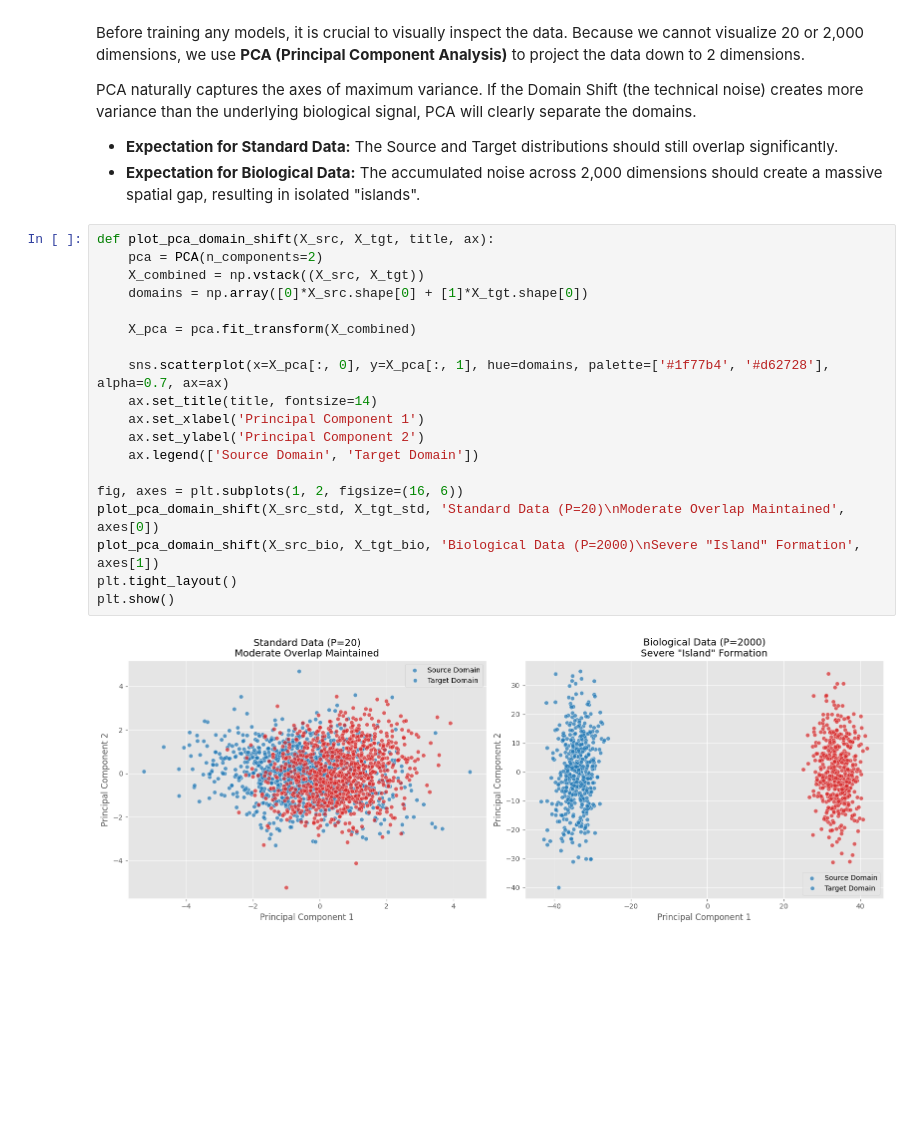
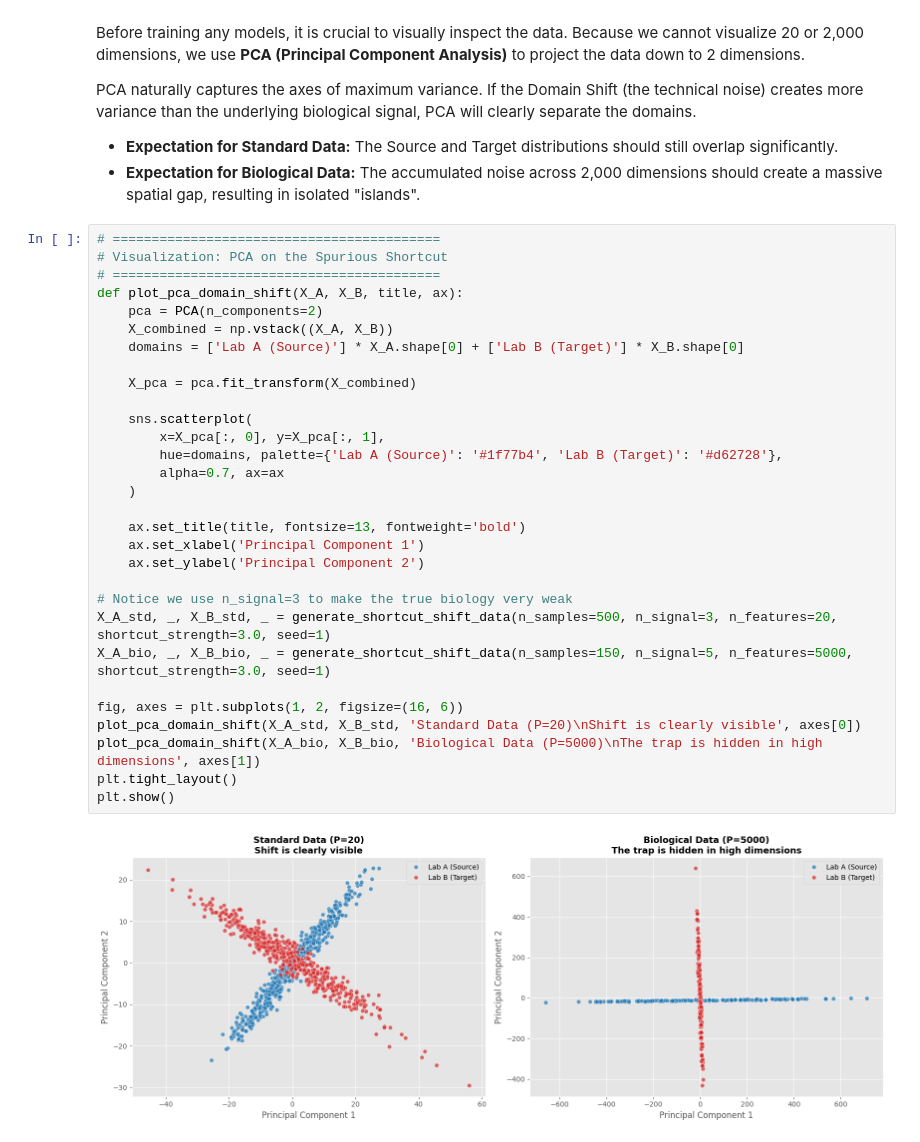
Before and after one commit to YarinGaida/tabular-data-benchmarks, a Jupyter notebook: notebooks/domainShift/Domain_Shift_and_Batch_Effects.ipynb, the cells around one changed output. Saved outputs shown, nothing was run; the diff lists cells and outputs as text; blank space fills up the shorter version.

Commit message:
Implementaion of Domain Shift

```diff
--- a/notebooks/domainShift/Domain_Shift_and_Batch_Effects.ipynb
+++ b/notebooks/domainShift/Domain_Shift_and_Batch_Effects.ipynb
@@ -78,23 +89,34 @@ PCA naturally captures the axes of maximum variance. If the Domain Shift (the te
 * **Expectation for Standard Data:** The Source and Target distributions should still overlap significantly.
 * **Expectation for Biological Data:** The accumulated noise across 2,000 dimensions should create a massive spatial gap, resulting in isolated "islands".
 # %%
-def plot_pca_domain_shift(X_src, X_tgt, title, ax):
+# ==========================================
+# Visualization: PCA on the Spurious Shortcut
+# ==========================================
+def plot_pca_domain_shift(X_A, X_B, title, ax):
     pca = PCA(n_components=2)
-    X_combined = np.vstack((X_src, X_tgt))
-    domains = np.array([0]*X_src.shape[0] + [1]*X_tgt.shape[0])
+    X_combined = np.vstack((X_A, X_B))
+    domains = ['Lab A (Source)'] * X_A.shape[0] + ['Lab B (Target)'] * X_B.shape[0]
 
     X_pca = pca.fit_transform(X_combined)
 
-    sns.scatterplot(x=X_pca[:, 0], y=X_pca[:, 1], hue=domains, palette=['#1f77b4', '#d62728'], alpha=0.7, ax=ax)
-    ax.set_title(title, fontsize=14)
+    sns.scatterplot(
+        x=X_pca[:, 0], y=X_pca[:, 1],
+        hue=domains, palette={'Lab A (Source)': '#1f77b4', 'Lab B (Target)': '#d62728'},
+        alpha=0.7, ax=ax
+    )
+
+    ax.set_title(title, fontsize=13, fontweight='bold')
     ax.set_xlabel('Principal Component 1')
     ax.set_ylabel('Principal Component 2')
-    ax.legend(['Source Domain', 'Target Domain'])
+
+# Notice we use n_signal=3 to make the true biology very weak
+X_A_std, _, X_B_std, _ = generate_shortcut_shift_data(n_samples=500, n_signal=3, n_features=20, shortcut_strength=3.0, seed=1)
+X_A_bio, _, X_B_bio, _ = generate_shortcut_shift_data(n_samples=150, n_signal=5, n_features=5000, shortcut_strength=3.0, seed=1)
 
 fig, axes = plt.subplots(1, 2, figsize=(16, 6))
-plot_pca_domain_shift(X_src_std, X_tgt_std, 'Standard Data (P=20)\nModerate Overlap Maintained', axes[0])
-plot_pca_domain_shift(X_src_bio, X_tgt_bio, 'Biological Data (P=2000)\nSevere "Island" Formation', axes[1])
+plot_pca_domain_shift(X_A_std, X_B_std, 'Standard Data (P=20)\nShift is clearly visible', axes[0])
+plot_pca_domain_shift(X_A_bio, X_B_bio, 'Biological Data (P=5000)\nThe trap is hidden in high dimensions', axes[1])
 plt.tight_layout()
 plt.show()
 # %% [output]
-[figure, old version]
+[figure, new version]
```
Also changed, not shown: parts of 5 cells of this notebook.
